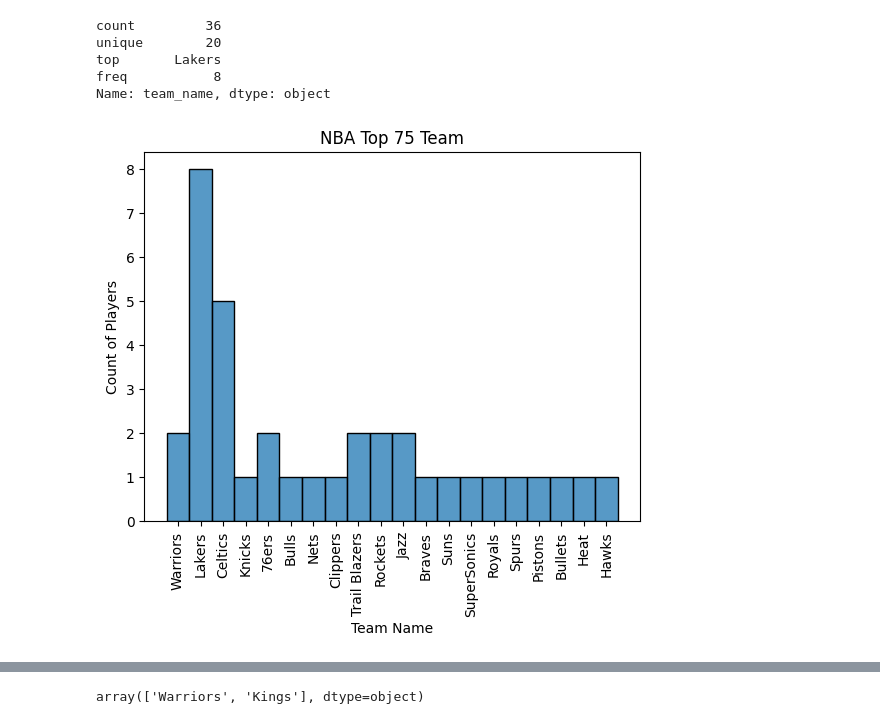
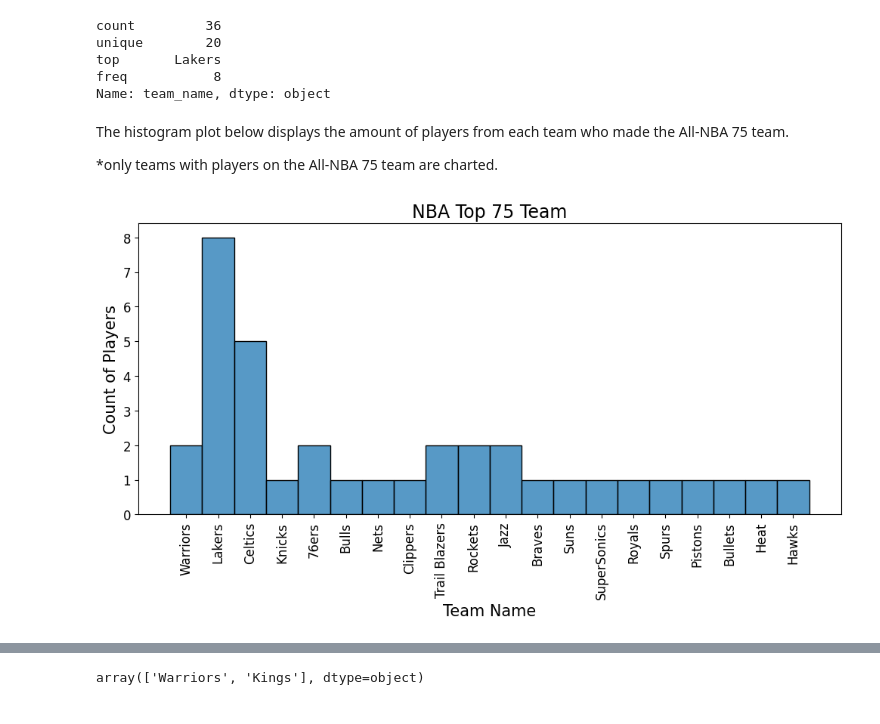
Before and after one commit to blwishom/JUMPlus-phase2, a Jupyter notebook: nba_analysis.ipynb, the cells around one changed output, grey strips where cells are left out. Saved outputs shown, nothing was run; the diff lists cells and outputs as text; code cells hidden in the pictures.

```diff
--- a/nba_analysis.ipynb
+++ b/nba_analysis.ipynb
@@ -33,15 +34,21 @@ unique        20
 top       Lakers
 freq           8
 Name: team_name, dtype: object
+# %% [markdown]
+The histogram plot below displays the amount of players from each team who made the All-NBA 75 team.
+
+*only teams with players on the All-NBA 75 team are charted.
 # %%
-sns.histplot(data=nba_greatest_75_by_team)
-plt.title('NBA Top 75 Team')
-plt.xlabel('Team Name')
-plt.ylabel('Count of Players')
-plt.xticks(rotation=90)
+ax = sns.histplot(data=nba_greatest_75_by_team)
+ax.figure.set_size_inches(12, 5)
+plt.title('NBA Top 75 Team', size=17)
+plt.xlabel('Team Name', size=15)
+plt.ylabel('Count of Players', size=15)
+plt.xticks(rotation=90, size=12)
+plt.yticks(size=12)
 plt.show()
 # %% [output]
-[figure, old version]
+[figure, new version]
 # %%
 warriors = nba_df[nba_df['team_name'].isin(['Warriors'])]
 drafted_warriors = warriors.loc[warriors['draft_year'].ne('Undrafted')]
```
Also changed, not shown: parts of 9 cells of this notebook.
